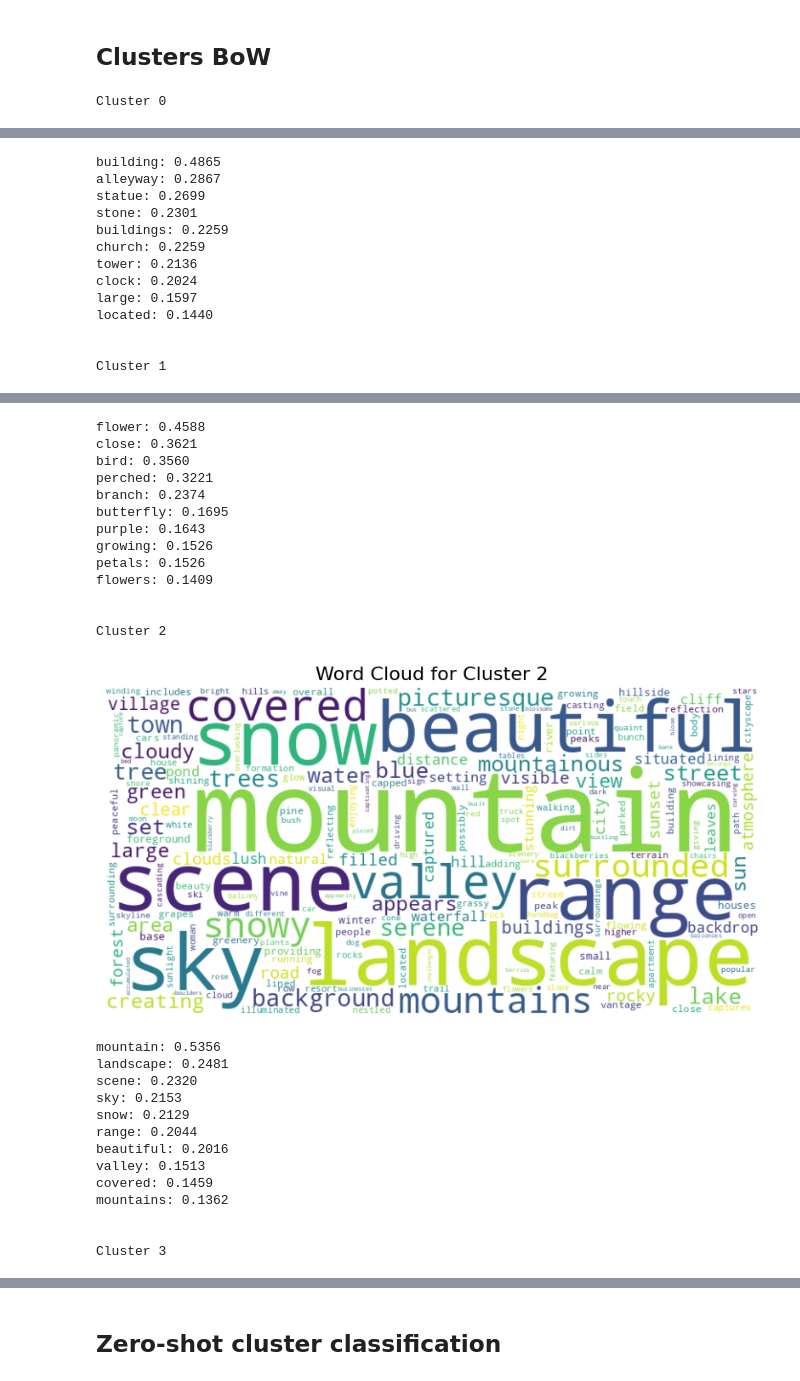
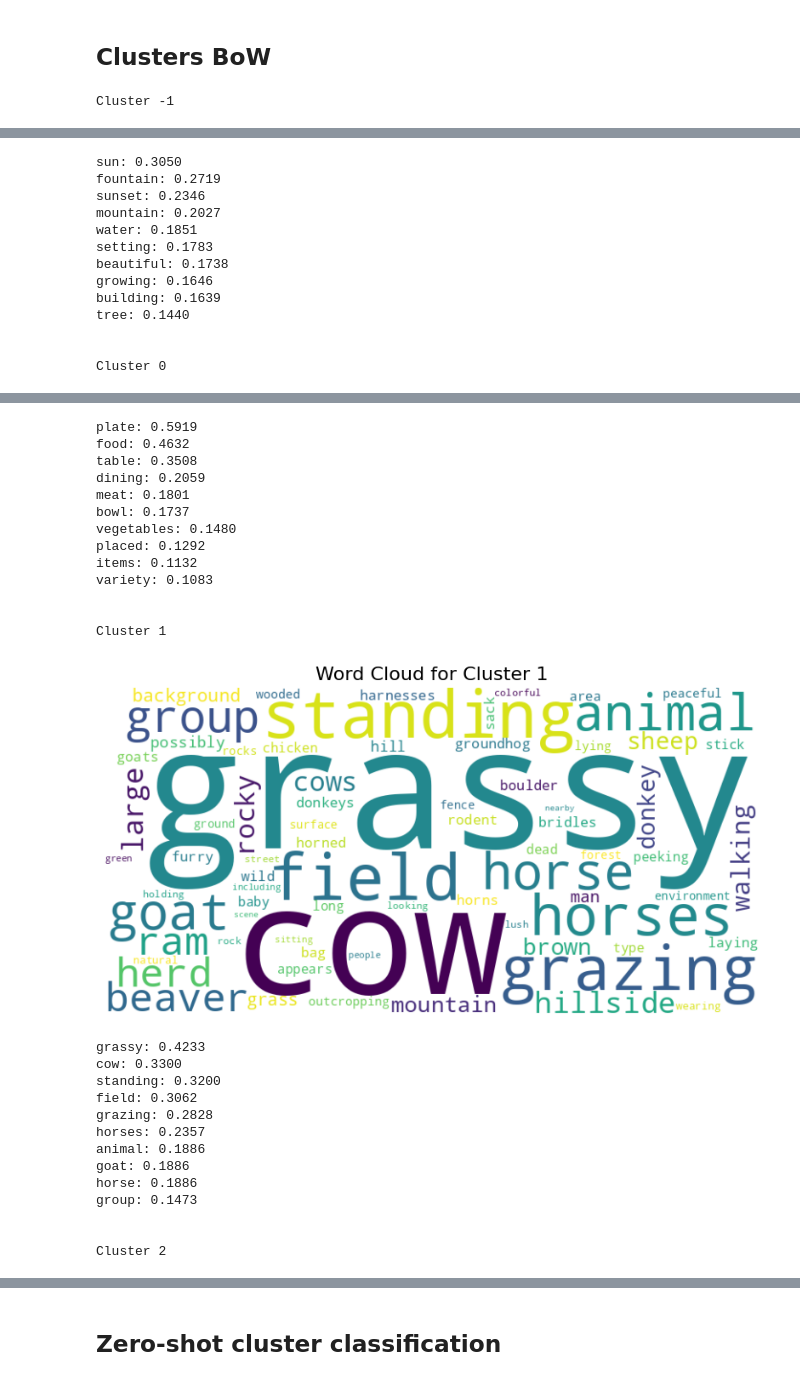
Before and after one commit to SHNacho/image-topic-clustering, a Jupyter notebook: src/caption-clustering.ipynb, the cells around one changed output, grey strips where cells are left out. Saved outputs shown, nothing was run; the diff lists cells and outputs as text; code cells hidden in the pictures.

```diff
--- a/src/caption-clustering.ipynb
+++ b/src/caption-clustering.ipynb
@@ -180,7 +180,7 @@ plt.show()
 ## Clusters BoW
 # %%
 # Step 1: Combine all documents in the same cluster into a single document
-clustered_docs = train_df.groupby('KMeans Cluster')['caption'].apply(' '.join).reset_index()
+clustered_docs = train_df.groupby('HDBSCAN Cluster')['caption'].apply(' '.join).reset_index()
 clustered_docs['caption'] = clustered_docs['caption'].str.replace('image', '')
 clustered_docs['caption'] = clustered_docs['caption'].str.replace('shows', '')
 
@@ -196,7 +196,7 @@ top_n = 10
 clusters_words = {}
 for idx, row in enumerate(tfidf_matrix):
     representative_words = []
-    cluster = clustered_docs['KMeans Cluster'][idx]
+    cluster = clustered_docs['HDBSCAN Cluster'][idx]
     print(f"Cluster {cluster}")
     # Get the TF-IDF scores for the row and corresponding feature names
     tfidf_scores = zip(feature_names, row.toarray().flatten())
@@ -219,4 +219,4 @@ for idx, row in enumerate(tfidf_matrix):
     print("\n")
     clusters_words[cluster] = representative_words
 # %% [output]
-Cluster 0
+Cluster -1
@@ -224,13 +224,13 @@ Cluster 0
-building: 0.4865
-alleyway: 0.2867
-statue: 0.2699
-stone: 0.2301
-buildings: 0.2259
-church: 0.2259
-tower: 0.2136
-clock: 0.2024
-large: 0.1597
-located: 0.1440
+sun: 0.3050
+fountain: 0.2719
+sunset: 0.2346
+mountain: 0.2027
+water: 0.1851
+setting: 0.1783
+beautiful: 0.1738
+growing: 0.1646
+building: 0.1639
+tree: 0.1440
 
 
-Cluster 1
+Cluster 0
@@ -238,27 +238,27 @@ Cluster 1
-flower: 0.4588
-close: 0.3621
-bird: 0.3560
-perched: 0.3221
-branch: 0.2374
-butterfly: 0.1695
-purple: 0.1643
-growing: 0.1526
-petals: 0.1526
-flowers: 0.1409
+plate: 0.5919
+food: 0.4632
+table: 0.3508
+dining: 0.2059
+meat: 0.1801
+bowl: 0.1737
+vegetables: 0.1480
+placed: 0.1292
+items: 0.1132
+variety: 0.1083
 
 
-Cluster 2
+Cluster 1
-[figure, old version]
+[figure, new version]
-mountain: 0.5356
-landscape: 0.2481
-scene: 0.2320
-sky: 0.2153
-snow: 0.2129
-range: 0.2044
-beautiful: 0.2016
-valley: 0.1513
-covered: 0.1459
-mountains: 0.1362
+grassy: 0.4233
+cow: 0.3300
+standing: 0.3200
+field: 0.3062
+grazing: 0.2828
+horses: 0.2357
+animal: 0.1886
+goat: 0.1886
+horse: 0.1886
+group: 0.1473
 
 
-Cluster 3
+Cluster 2
```
Also changed, not shown: parts of 6 cells of this notebook, 1 other file.
